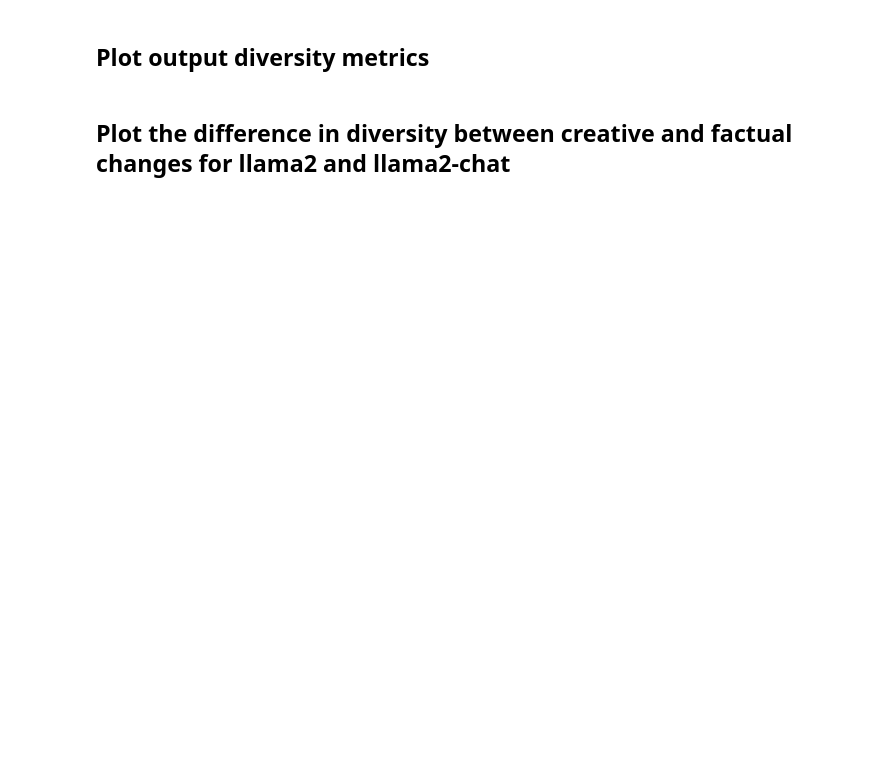
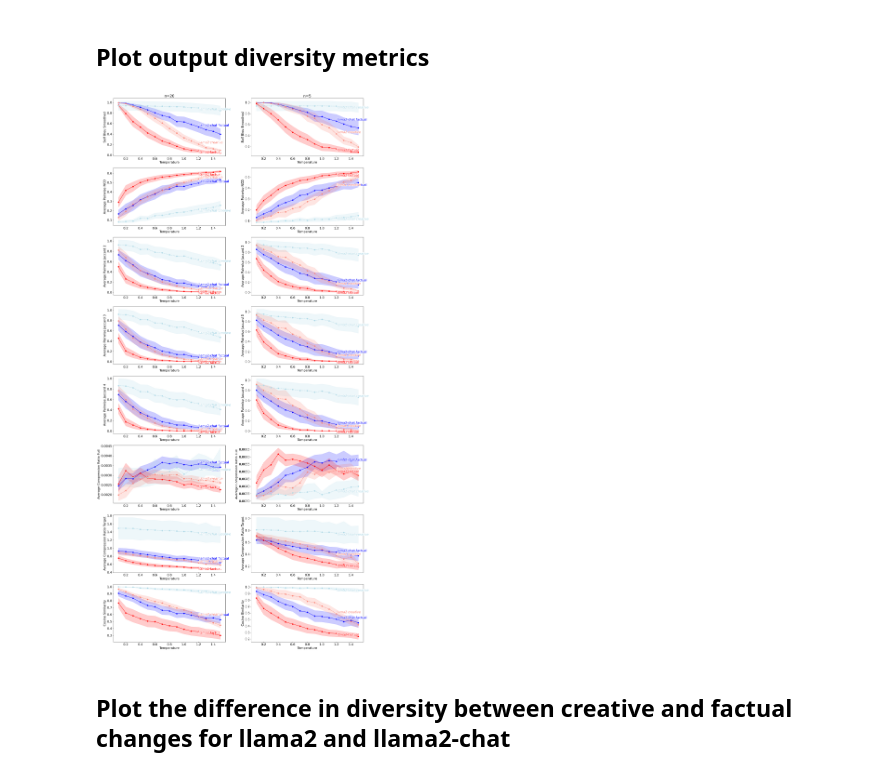
Before and after one commit to lauraaisling/analyse-llms, a Jupyter notebook: notebooks/Creative_Factual_Llama.ipynb, the cells around one changed output. Saved outputs shown, nothing was run; the diff lists cells and outputs as text; code cells hidden in the pictures; blank space fills up the shorter version.

```diff
--- a/notebooks/Creative_Factual_Llama.ipynb
+++ b/notebooks/Creative_Factual_Llama.ipynb
@@ -118,33 +120,37 @@ for index, metric in enumerate(diversity_metrics.keys()):
                         scores_creative_plm[:, :, 0].mean(axis=1) + 2 * scores_creative_plm[:, :, 0].std(axis=1) / np.sqrt(scores_creative_plm.shape[1]), alpha=0.2, color="salmon")
 
         ax.set_xlabel('Temperature')
         # ax.set_ylabel(metric)
         ax.set_ylabel(metric_label[i])
         # ax.set_title(f'Diversity metric: {metric} for {20 if col_idx == 0 else 5} max words')
         #ax.legend()
         text_effect = [path_effects.withStroke(linewidth=3, foreground='white')]
 
         # Add labels directly on the plot with white outline
         end_temp = temperatures[-4]
         text_factual1 = ax.text(end_temp, scores_factual_chat[:, :, 0].mean(axis=1)[-4], 'llama2-chat factual', color='blue', verticalalignment='bottom')
         text_factual1.set_path_effects(text_effect)
 
         text_factual2 = ax.text(end_temp, scores_factual_plm[:, :, 0].mean(axis=1)[-4], 'llama2 factual', color='red', verticalalignment='top')
         text_factual2.set_path_effects(text_effect)
 
         text_creative1 = ax.text(end_temp, scores_creative_chat[:, :, 0].mean(axis=1)[-4], 'llama2-chat creative', color='lightblue', verticalalignment='top', style='italic')
         text_creative1.set_path_effects(text_effect)
 
         text_creative2 = ax.text(end_temp, scores_creative_plm[:, :, 0].mean(axis=1)[-4], 'llama2 creative', color='salmon', verticalalignment='bottom', style='italic')
         text_creative2.set_path_effects(text_effect)
+        if i==0: ax.title.set_text('n=20')
+        if i==1: ax.title.set_text('n=5')
         i+=1
 
 
 plt.tight_layout()
 plt.show()
 
 fig.savefig(creative_factual_full_f, bbox_inches="tight")
 plt.close()
+# %% [output]
+[figure, added]
 # %% [markdown]
 ## Plot the difference in diversity between creative and factual changes for llama2 and llama2-chat
 # %%
```
Also changed, not shown: parts of 2 cells of this notebook, 3 other files.
